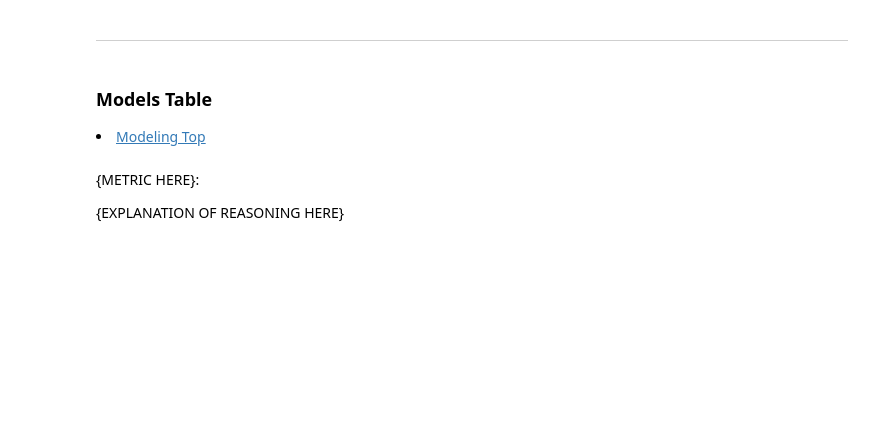
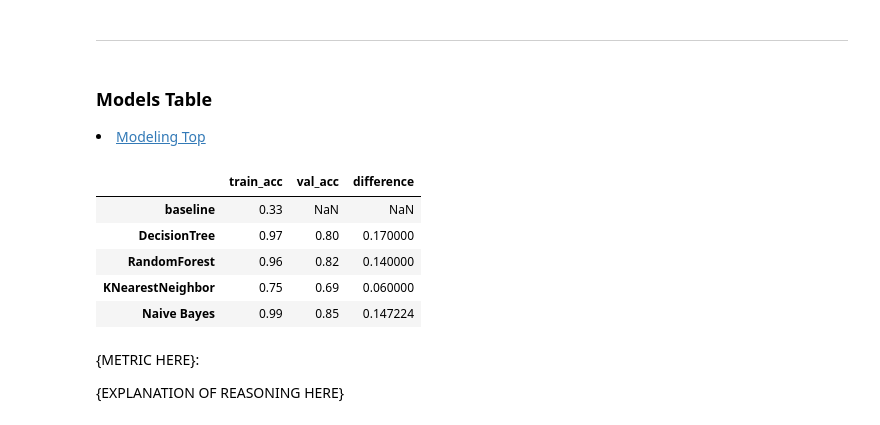
Before and after one commit to skylerschnee/nlp-project, a Jupyter notebook: final_report.ipynb, the cells around one changed output. Cells and saved outputs as stored; diff of their text form; code cells hidden in the pictures; blank space fills up the shorter version.

```diff
--- a/final_report.ipynb
+++ b/final_report.ipynb
@@ -199,7 +216,15 @@ Overall, the exploration shows us what may be good indicators of a repositories
 <li><a href='#model'>Modeling Top</a></li>
 # %%
 # From the 'final.py' file...
-# Get the scores of the baseline and 4 unique models
+#
+f.get_models(train, val, test)
+# %% [output]
+|  | train_acc | val_acc | difference |
+| baseline | 0.33 | NaN | NaN |
+| DecisionTree | 0.97 | 0.80 | 0.170000 |
+| RandomForest | 0.96 | 0.82 | 0.140000 |
+| KNearestNeighbor | 0.75 | 0.69 | 0.060000 |
+| Naive Bayes | 0.99 | 0.85 | 0.147224 |
 # %% [markdown]
 {METRIC HERE}:
 
```
Also changed, not shown: parts of 36 cells of this notebook, 1 other file.
